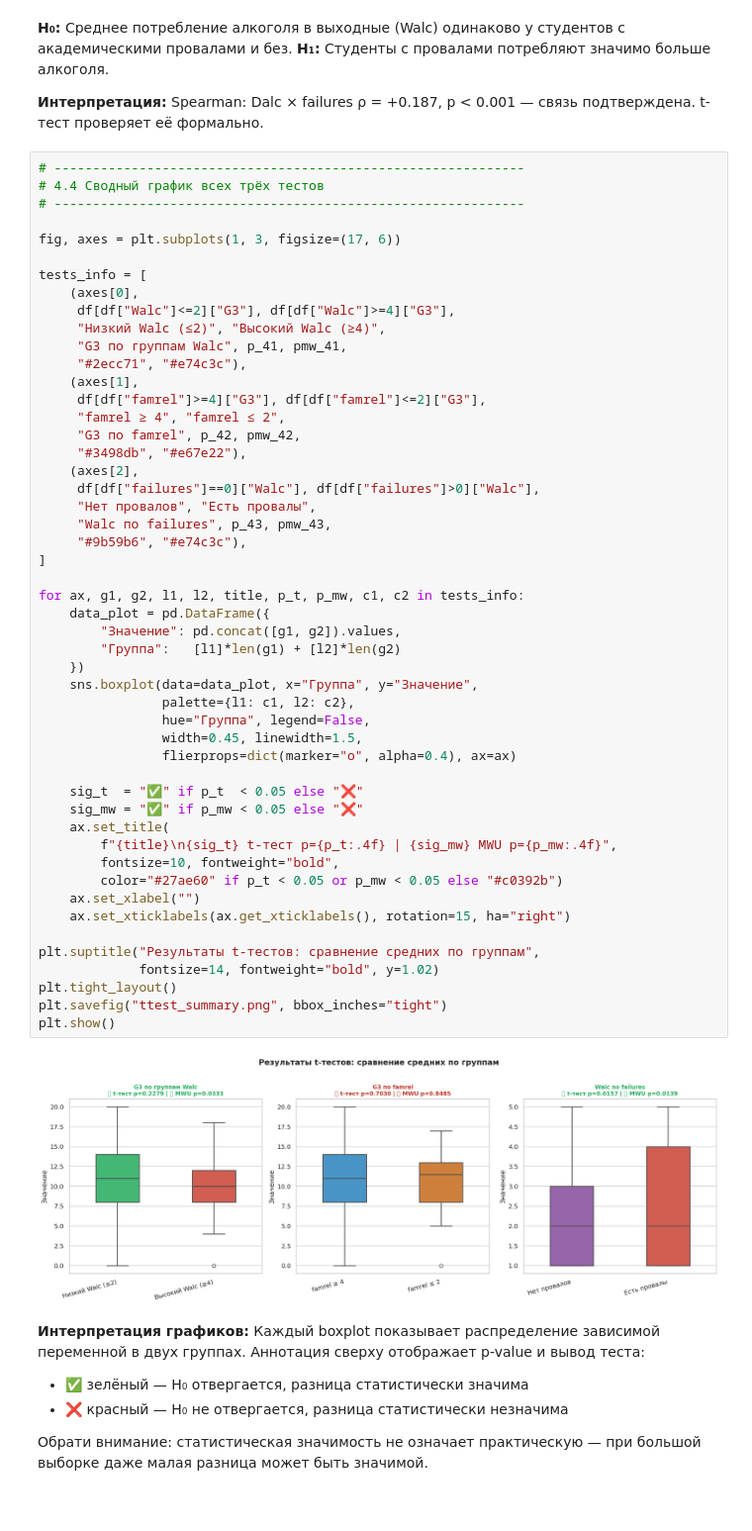
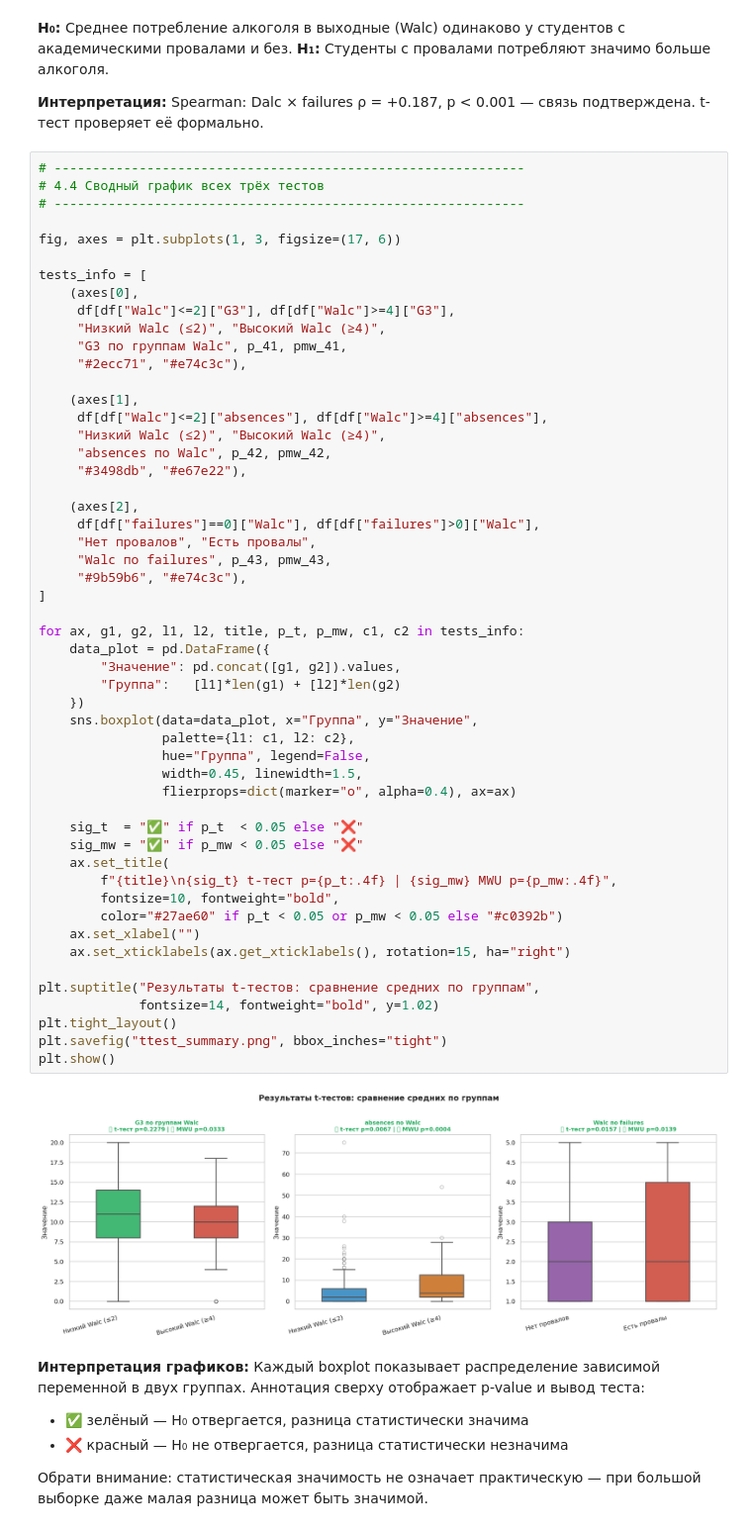
Before and after one commit to falcon-ov/msad-lab1, a Jupyter notebook: lab1.ipynb, the cells around one changed output. Shown at 99% size. Drawn from its saved outputs; the diff is of its cells as text.

```diff
--- a/lab1.ipynb
+++ b/lab1.ipynb
@@ -1303,45 +1303,47 @@ tests_info = [
      "Низкий Walc (≤2)", "Высокий Walc (≥4)",
      "G3 по группам Walc", p_41, pmw_41,
      "#2ecc71", "#e74c3c"),
+
     (axes[1],
-     df[df["famrel"]>=4]["G3"], df[df["famrel"]<=2]["G3"],
-     "famrel ≥ 4", "famrel ≤ 2",
-     "G3 по famrel", p_42, pmw_42,
+     df[df["Walc"]<=2]["absences"], df[df["Walc"]>=4]["absences"],
+     "Низкий Walc (≤2)", "Высокий Walc (≥4)",
+     "absences по Walc", p_42, pmw_42,
      "#3498db", "#e67e22"),
+
     (axes[2],
      df[df["failures"]==0]["Walc"], df[df["failures"]>0]["Walc"],
      "Нет провалов", "Есть провалы",
      "Walc по failures", p_43, pmw_43,
      "#9b59b6", "#e74c3c"),
 ]
 
 for ax, g1, g2, l1, l2, title, p_t, p_mw, c1, c2 in tests_info:
     data_plot = pd.DataFrame({
         "Значение": pd.concat([g1, g2]).values,
         "Группа":   [l1]*len(g1) + [l2]*len(g2)
     })
     sns.boxplot(data=data_plot, x="Группа", y="Значение",
                 palette={l1: c1, l2: c2},
                 hue="Группа", legend=False,
                 width=0.45, linewidth=1.5,
                 flierprops=dict(marker="o", alpha=0.4), ax=ax)
 
     sig_t  = "✅" if p_t  < 0.05 else "❌"
     sig_mw = "✅" if p_mw < 0.05 else "❌"
     ax.set_title(
         f"{title}\n{sig_t} t-тест p={p_t:.4f} | {sig_mw} MWU p={p_mw:.4f}",
         fontsize=10, fontweight="bold",
         color="#27ae60" if p_t < 0.05 or p_mw < 0.05 else "#c0392b")
     ax.set_xlabel("")
     ax.set_xticklabels(ax.get_xticklabels(), rotation=15, ha="right")
 
 plt.suptitle("Результаты t-тестов: сравнение средних по группам",
              fontsize=14, fontweight="bold", y=1.02)
 plt.tight_layout()
 plt.savefig("ttest_summary.png", bbox_inches="tight")
 plt.show()
 # %% [output]
-[figure, old version]
+[figure, new version]
 # %% [markdown]
 **Интерпретация графиков:**
 Каждый boxplot показывает распределение зависимой переменной в двух группах.
```
Also changed, not shown: parts of 3 cells of this notebook, 2 other files.
